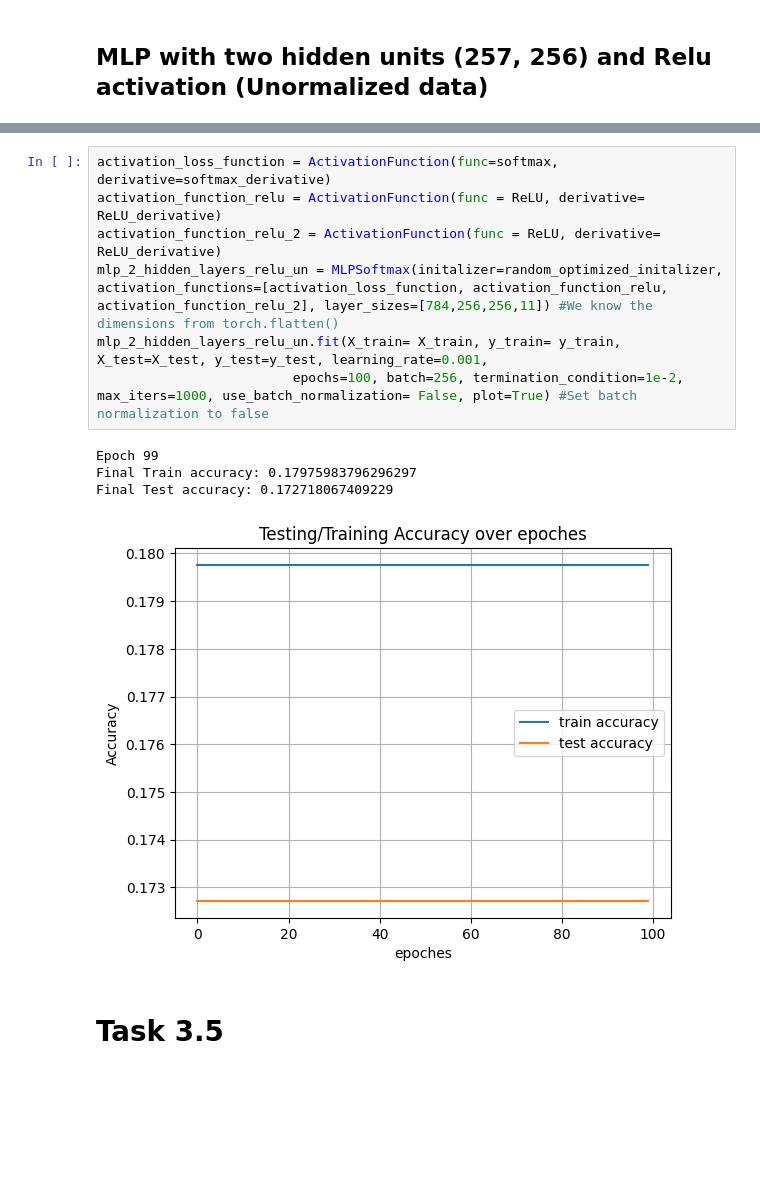
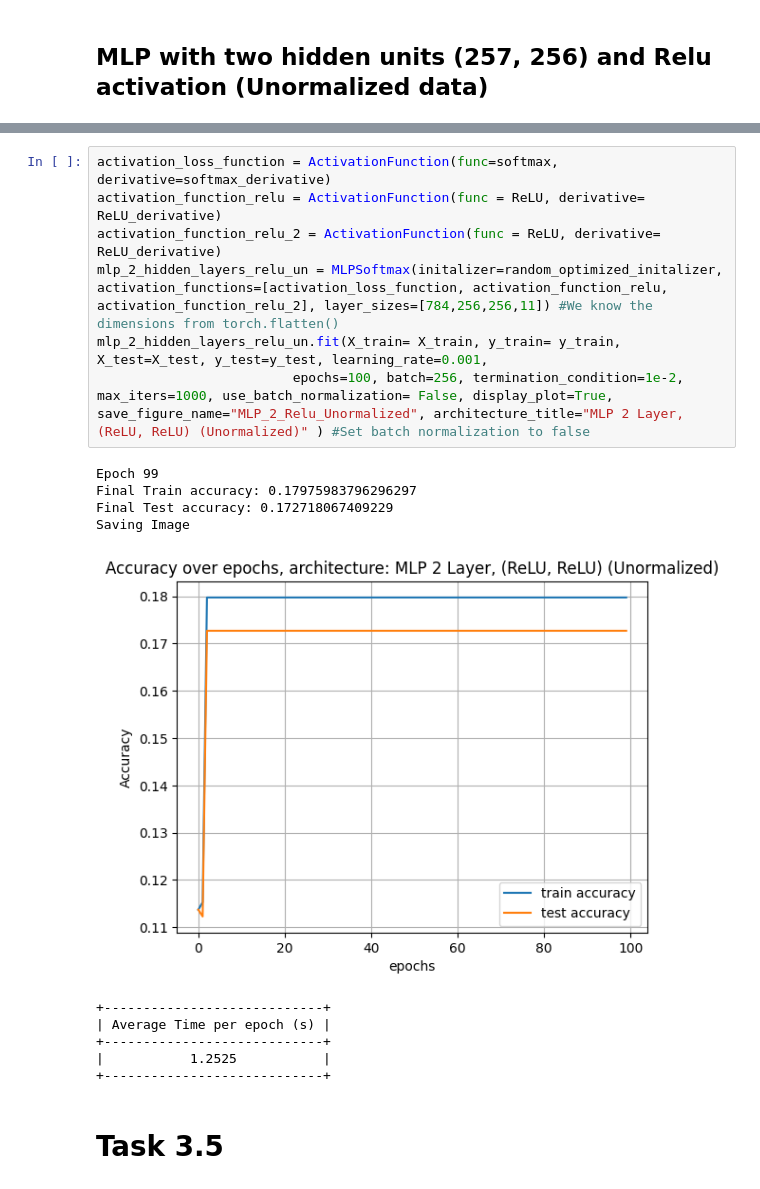
Before and after one commit to sebastian9991/ClassificationImageData-MLP-and-CNN, a Jupyter notebook: miniproject.ipynb, the cells around one changed output, grey strips where cells are left out. Saved outputs shown, nothing was run; the diff lists cells and outputs as text; blank space fills up the shorter version.

```diff
--- a/miniproject.ipynb
+++ b/miniproject.ipynb
@@ -192,15 +422,21 @@ Using downloaded and verified file: /home/sebastiancsabry/.medmnist/organamnist.
 # %%
 activation_loss_function = ActivationFunction(func=softmax, derivative=softmax_derivative)
 activation_function_relu = ActivationFunction(func = ReLU, derivative= ReLU_derivative)
 activation_function_relu_2 = ActivationFunction(func = ReLU, derivative= ReLU_derivative)
 mlp_2_hidden_layers_relu_un = MLPSoftmax(initalizer=random_optimized_initalizer, activation_functions=[activation_loss_function, activation_function_relu, activation_function_relu_2], layer_sizes=[784,256,256,11]) #We know the dimensions from torch.flatten()
 mlp_2_hidden_layers_relu_un.fit(X_train= X_train, y_train= y_train, X_test=X_test, y_test=y_test, learning_rate=0.001,
-                         epochs=100, batch=256, termination_condition=1e-2, max_iters=1000, use_batch_normalization= False, plot=True) #Set batch normalization to false
+                         epochs=100, batch=256, termination_condition=1e-2, max_iters=1000, use_batch_normalization= False, display_plot=True, save_figure_name="MLP_2_Relu_Unormalized", architecture_title="MLP 2 Layer, (ReLU, ReLU) (Unormalized)" ) #Set batch normalization to false
 # %% [output]
 Epoch 99
 Final Train accuracy: 0.17975983796296297
 Final Test accuracy: 0.172718067409229
+Saving Image
-[figure, old version]
+[figure, new version]
++----------------------------+
+| Average Time per epoch (s) |
++----------------------------+
+|           1.2525           |
++----------------------------+
 # %% [markdown]
 # Task 3.5
 # %% [markdown]
```
Also changed, not shown: parts of 41 cells of this notebook, 2 other files.
